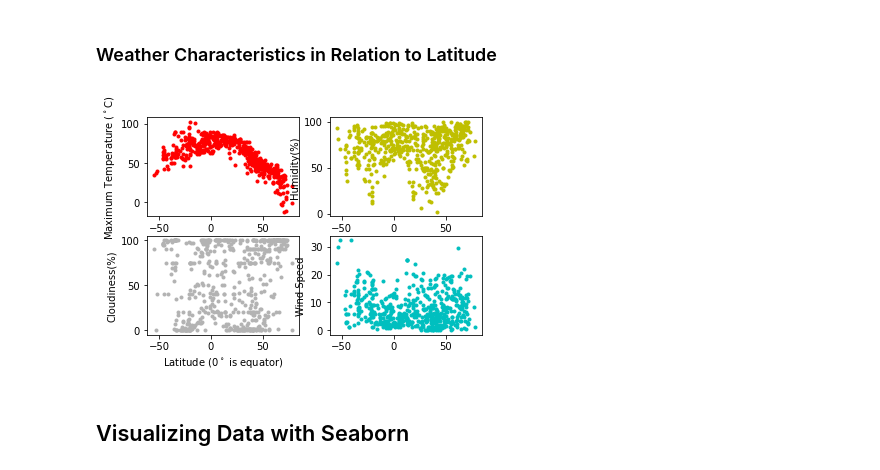
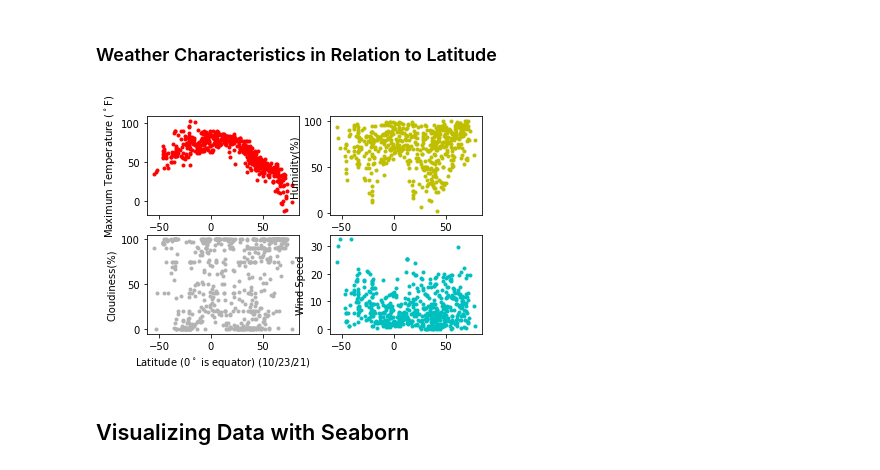
Before and after one commit to N-J-Miller/Week_5, a Jupyter notebook: Week_5_Homework.ipynb, the cells around one changed output. Saved outputs shown, nothing was run; the diff lists cells and outputs as text; code cells hidden in the pictures.

```diff
--- a/Week_5_Homework.ipynb
+++ b/Week_5_Homework.ipynb
@@ -271,20 +248,20 @@ plt.show()
 # %%
 fig, ax = plt.subplots(2,2)
 ax = ax.flatten()
 ax[0].scatter(Weather_Data['Latitude'], Weather_Data['Max Temperature'], color='r', marker='.')
 ax[1].scatter(Weather_Data['Latitude'], Weather_Data['Humidity'], color='y', marker='.')
 ax[2].scatter(Weather_Data['Latitude'], Weather_Data['Cloudiness'], color='0.7', marker='.')
 ax[3].scatter(Weather_Data['Latitude'], Weather_Data['Wind Speed'], color='c', marker='.')
 
-ax[0].set_ylabel("Maximum Temperature ($^\circ$C)")
+ax[0].set_ylabel("Maximum Temperature ($^\circ$F)")
 ax[1].set_ylabel('Humidity(%)')
 ax[2].set_ylabel('Cloudiness(%)')
 ax[3].set_ylabel('Wind Speed')
-ax[2].set_xlabel("Latitude (0$^\circ$ is equator)")
+ax[2].set_xlabel("Latitude (0$^\circ$ is equator) (10/23/21)")
 plt.savefig('Weather_Characteristics.png', dpi = 600)
 plt.show()
 # %% [output]
-[figure, old version]
+[figure, new version]
 # %% [markdown]
 ## Visualizing Data with Seaborn
 # %% [markdown]
```
Also changed, not shown: parts of 7 cells of this notebook, 5 other files.
